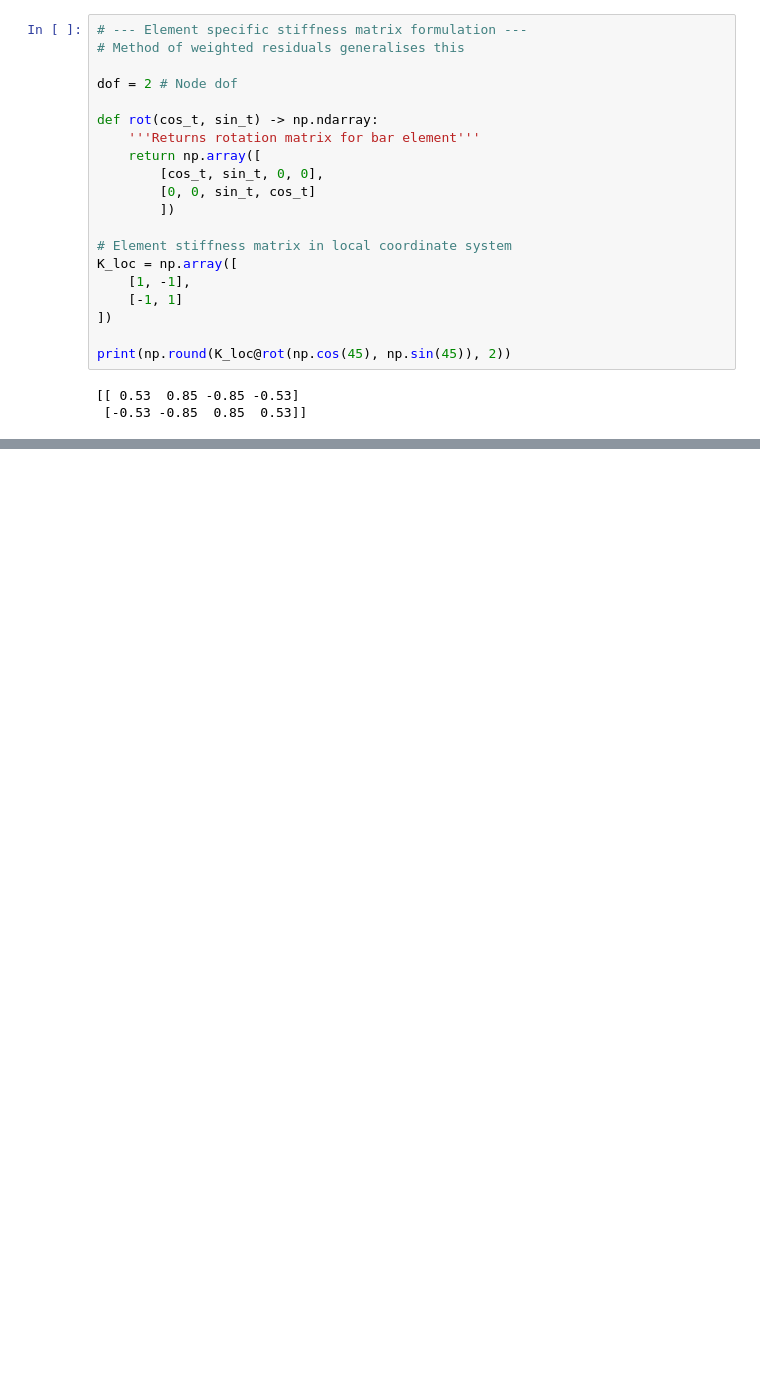
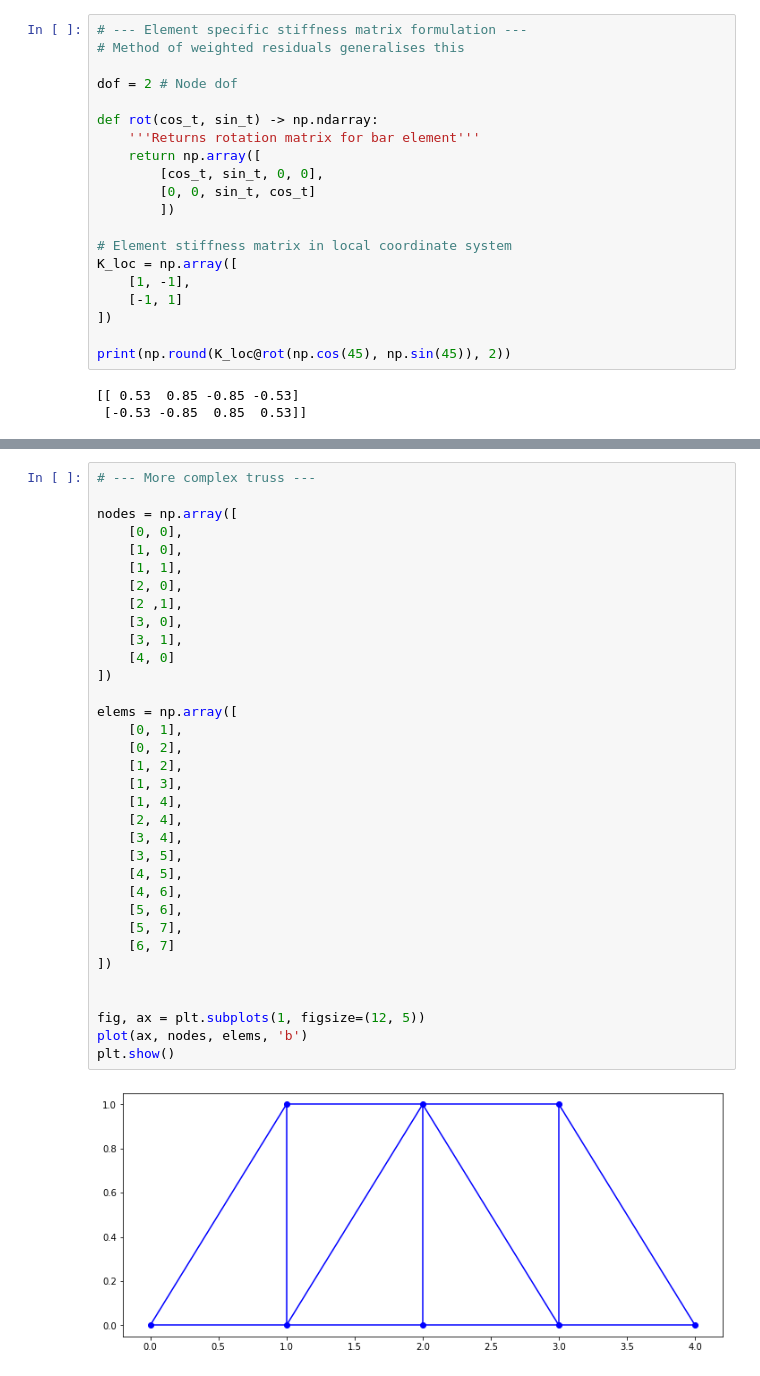
Before and after one commit to falcon75/fem, a Jupyter notebook: pin_truss.ipynb, the cells around one changed output, grey strips where cells are left out. Cells and saved outputs as stored; diff of their text form; blank space fills up the shorter version.

Commit message:
More complex truss and substitution for element stresses

```diff
--- a/pin_truss.ipynb
+++ b/pin_truss.ipynb
@@ -116,0 +152,36 @@ plt.show()
+# %%
+# --- More complex truss ---
+
+nodes = np.array([
+    [0, 0],
+    [1, 0],
+    [1, 1],
+    [2, 0],
+    [2 ,1],
+    [3, 0],
+    [3, 1],
+    [4, 0]
+])
+
+elems = np.array([
+    [0, 1],
+    [0, 2],
+    [1, 2],
+    [1, 3],
+    [1, 4],
+    [2, 4],
+    [3, 4],
+    [3, 5],
+    [4, 5],
+    [4, 6],
+    [5, 6],
+    [5, 7],
+    [6, 7]
+])
+
+
+fig, ax = plt.subplots(1, figsize=(12, 5))
+plot(ax, nodes, elems, 'b')
+plt.show()
+# %% [output]
+[figure, added]
```
Also changed, not shown: parts of 5 cells of this notebook, 2 other files.
